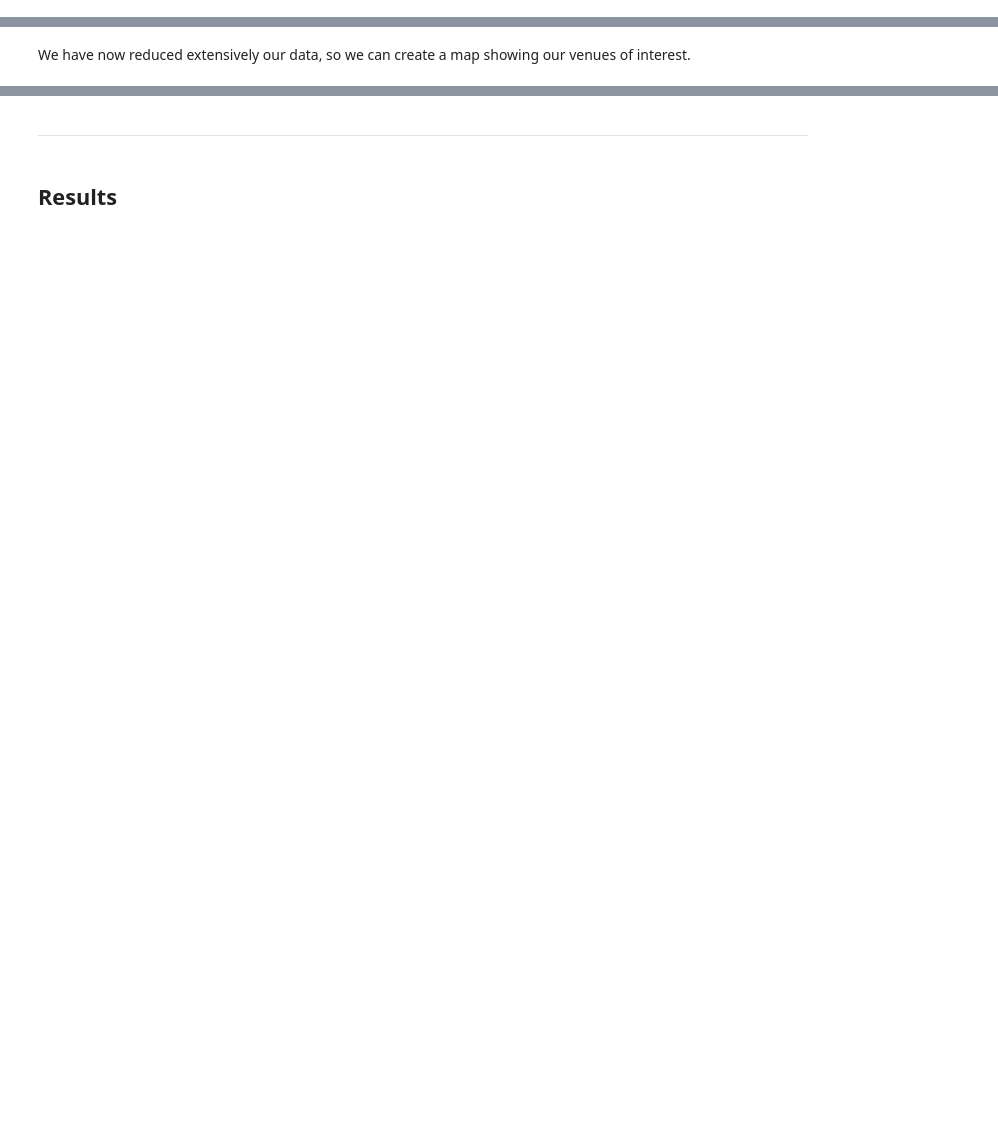
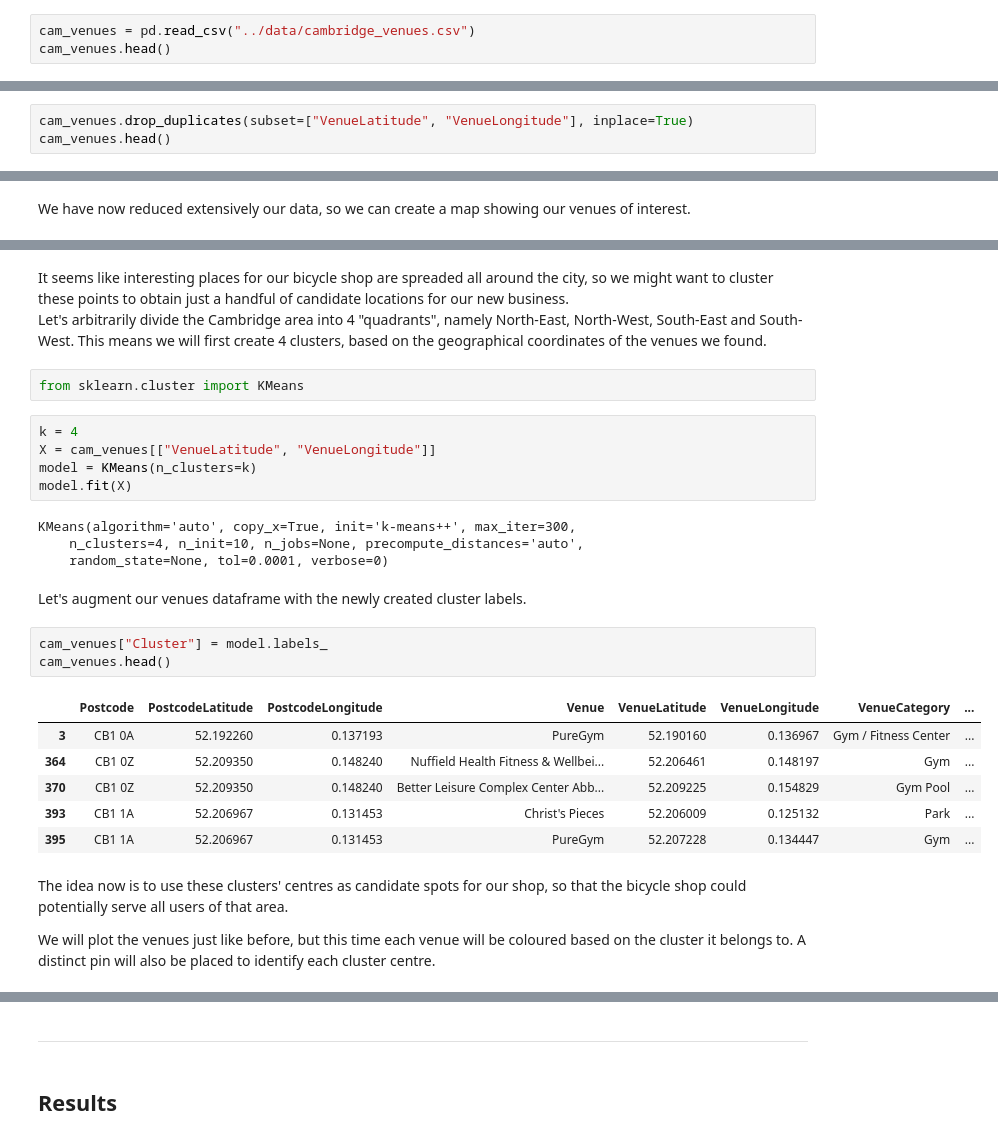
Before and after one commit to robertopreste/Coursera_Capstone, a Jupyter notebook: Final_Project/Capstone_Final_Project.ipynb, the cells around one changed output, grey strips where cells are left out. Drawn from its saved outputs; the diff is of its cells as text; blank space fills up the shorter version.

```diff
--- a/Final_Project/Capstone_Final_Project.ipynb
+++ b/Final_Project/Capstone_Final_Project.ipynb
@@ -197,3 +202,6 @@ This last command took quite a bit to run, so we'll save this dataset for future
 cam_venues.to_csv("../data/cambridge_venues.csv", index=False)
 # %% [markdown]
 Let's have a look at the categories of the venues found.
+# %%
+cam_venues = pd.read_csv("../data/cambridge_venues.csv")
+cam_venues.head()
@@ -231,0 +254,3 @@ cam_venues.shape
+# %%
+cam_venues.drop_duplicates(subset=["VenueLatitude", "VenueLongitude"], inplace=True)
+cam_venues.head()
@@ -250,3 +288,33 @@ for lat, lng, venue, categ in zip(cam_venues["VenueLatitude"], cam_venues["Venue
 cam_map
 # %% [output]
 [interactive output not drawn]
+# %% [markdown]
+It seems like interesting places for our bicycle shop are spreaded all around the city, so we might want to cluster these points to obtain just a handful of candidate locations for our new business.
+Let's arbitrarily divide the Cambridge area into 4 "quadrants", namely North-East, North-West, South-East and South-West. This means we will first create 4 clusters, based on the geographical coordinates of the venues we found.
+# %%
+from sklearn.cluster import KMeans
+# %%
+k = 4
+X = cam_venues[["VenueLatitude", "VenueLongitude"]]
+model = KMeans(n_clusters=k)
+model.fit(X)
+# %% [output]
+KMeans(algorithm='auto', copy_x=True, init='k-means++', max_iter=300,
+    n_clusters=4, n_init=10, n_jobs=None, precompute_distances='auto',
+    random_state=None, tol=0.0001, verbose=0)
+# %% [markdown]
+Let's augment our venues dataframe with the newly created cluster labels.
+# %%
+cam_venues["Cluster"] = model.labels_
+cam_venues.head()
+# %% [output]
+|  | Postcode | PostcodeLatitude | PostcodeLongitude | Venue | VenueLatitude | VenueLongitude | VenueCategory | ... |
+| 3 | CB1 0A | 52.192260 | 0.137193 | PureGym | 52.190160 | 0.136967 | Gym / Fitness Center | ... |
+| 364 | CB1 0Z | 52.209350 | 0.148240 | Nuffield Health Fitness & Wellbei... | 52.206461 | 0.148197 | Gym | ... |
+| 370 | CB1 0Z | 52.209350 | 0.148240 | Better Leisure Complex Center Abb... | 52.209225 | 0.154829 | Gym Pool | ... |
+| 393 | CB1 1A | 52.206967 | 0.131453 | Christ's Pieces | 52.206009 | 0.125132 | Park | ... |
+| 395 | CB1 1A | 52.206967 | 0.131453 | PureGym | 52.207228 | 0.134447 | Gym | ... |
+# %% [markdown]
+The idea now is to use these clusters' centres as candidate spots for our shop, so that the bicycle shop could potentially serve all users of that area.
+
+We will plot the venues just like before, but this time each venue will be coloured based on the cluster it belongs to. A distinct pin will also be placed to identify each cluster centre.
```
Also changed, not shown: parts of 24 cells of this notebook.
